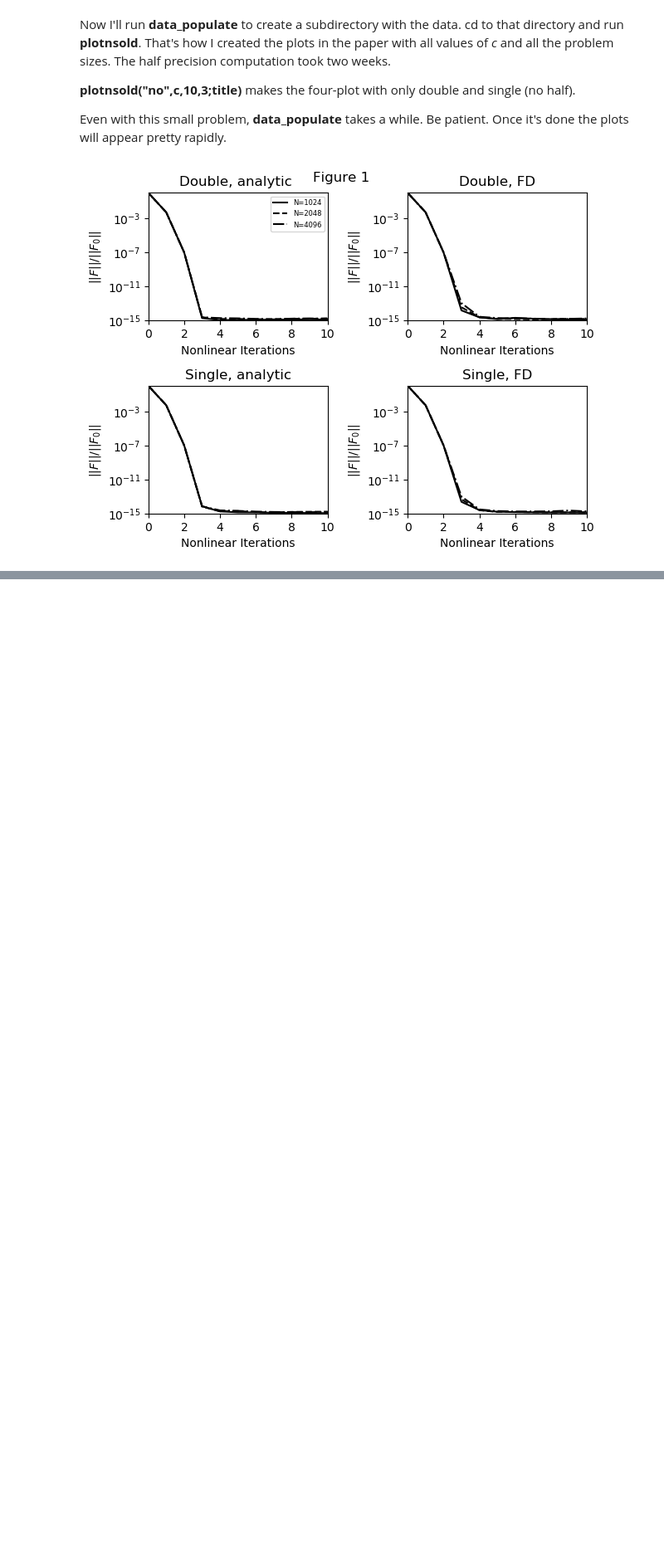
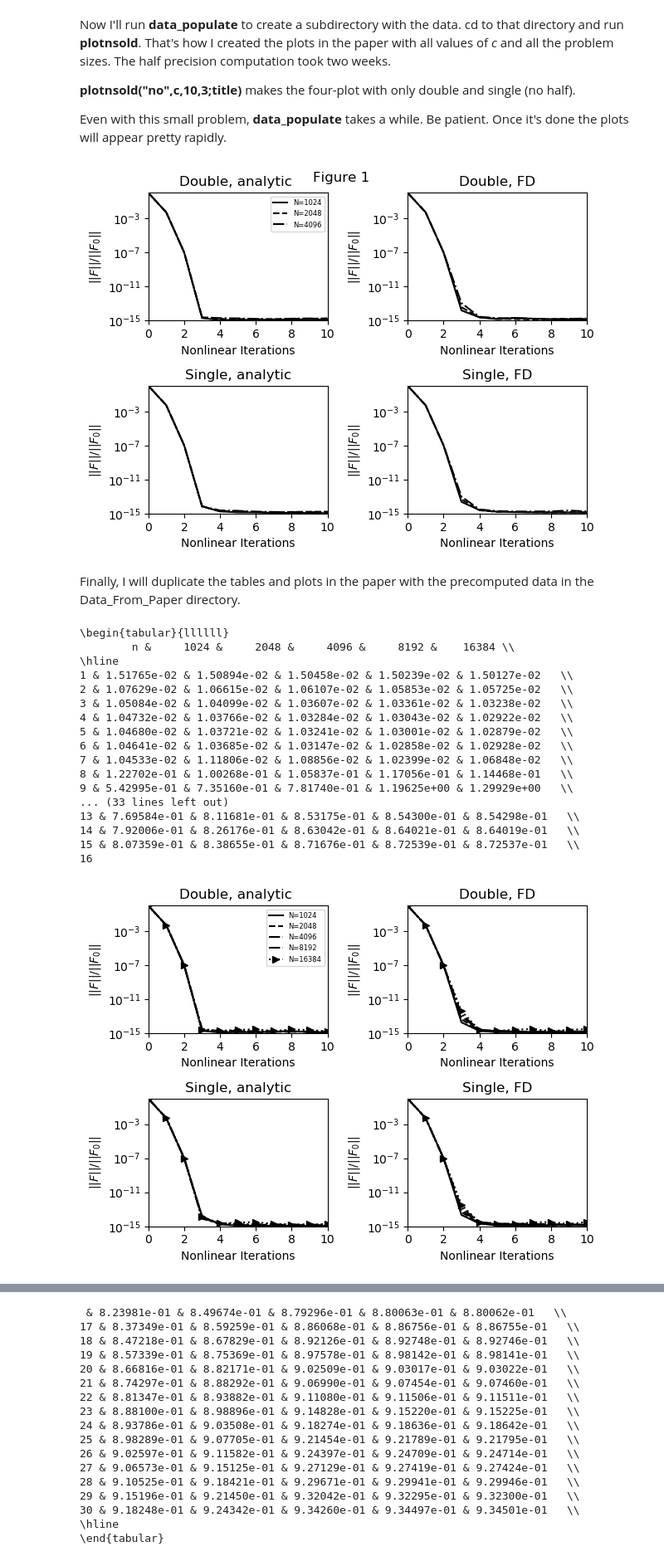
Before and after one commit to ctkelley/MPResults, a Jupyter notebook: MPResults.ipynb, the cells around one changed output, grey strips where cells are left out. Shown at 83% size. Drawn from its saved outputs; the diff is of its cells as text; code cells hidden in the pictures; blank space fills up the shorter version.

```diff
--- a/MPResults.ipynb
+++ b/MPResults.ipynb
@@ -351,3 +354,27 @@ figtitle="Figure 1"
 plotnsold("no",.5,10,3;bigtitle=figtitle)
 # %% [output]
 [figure]
+# %% [markdown]
+Finally, I will duplicate the tables and plots in the paper with the precomputed data in the Data_From_Paper directory.
+# %%
+cd(MPRdir)
+data_harvest("Data_From_Paper/MP_Data_")
+# %% [output]
+\begin{tabular}{llllll}
+        n &     1024 &     2048 &     4096 &     8192 &    16384 \\
+\hline
+1 & 1.51765e-02 & 1.50894e-02 & 1.50458e-02 & 1.50239e-02 & 1.50127e-02   \\
+2 & 1.07629e-02 & 1.06615e-02 & 1.06107e-02 & 1.05853e-02 & 1.05725e-02   \\
+3 & 1.05084e-02 & 1.04099e-02 & 1.03607e-02 & 1.03361e-02 & 1.03238e-02   \\
+4 & 1.04732e-02 & 1.03766e-02 & 1.03284e-02 & 1.03043e-02 & 1.02922e-02   \\
+5 & 1.04680e-02 & 1.03721e-02 & 1.03241e-02 & 1.03001e-02 & 1.02879e-02   \\
+6 & 1.04641e-02 & 1.03685e-02 & 1.03147e-02 & 1.02858e-02 & 1.02928e-02   \\
+7 & 1.04533e-02 & 1.11806e-02 & 1.08856e-02 & 1.02399e-02 & 1.06848e-02   \\
+8 & 1.22702e-01 & 1.00268e-01 & 1.05837e-01 & 1.17056e-01 & 1.14468e-01   \\
+9 & 5.42995e-01 & 7.35160e-01 & 7.81740e-01 & 1.19625e+00 & 1.29929e+00   \\
+... (33 lines left out)
+13 & 7.69584e-01 & 8.11681e-01 & 8.53175e-01 & 8.54300e-01 & 8.54298e-01   \\
+14 & 7.92006e-01 & 8.26176e-01 & 8.63042e-01 & 8.64021e-01 & 8.64019e-01   \\
+15 & 8.07359e-01 & 8.38655e-01 & 8.71676e-01 & 8.72539e-01 & 8.72537e-01   \\
+16
+[figure, added]
@@ -353,0 +386,17 @@ plotnsold("no",.5,10,3;bigtitle=figtitle)
+ & 8.23981e-01 & 8.49674e-01 & 8.79296e-01 & 8.80063e-01 & 8.80062e-01   \\
+17 & 8.37349e-01 & 8.59259e-01 & 8.86068e-01 & 8.86756e-01 & 8.86755e-01   \\
+18 & 8.47218e-01 & 8.67829e-01 & 8.92126e-01 & 8.92748e-01 & 8.92746e-01   \\
+19 & 8.57339e-01 & 8.75369e-01 & 8.97578e-01 & 8.98142e-01 & 8.98141e-01   \\
+20 & 8.66816e-01 & 8.82171e-01 & 9.02509e-01 & 9.03017e-01 & 9.03022e-01   \\
+21 & 8.74297e-01 & 8.88292e-01 & 9.06990e-01 & 9.07454e-01 & 9.07460e-01   \\
+22 & 8.81347e-01 & 8.93882e-01 & 9.11080e-01 & 9.11506e-01 & 9.11511e-01   \\
+23 & 8.88100e-01 & 8.98896e-01 & 9.14828e-01 & 9.15220e-01 & 9.15225e-01   \\
+24 & 8.93786e-01 & 9.03508e-01 & 9.18274e-01 & 9.18636e-01 & 9.18642e-01   \\
+25 & 8.98289e-01 & 9.07705e-01 & 9.21454e-01 & 9.21789e-01 & 9.21795e-01   \\
+26 & 9.02597e-01 & 9.11582e-01 & 9.24397e-01 & 9.24709e-01 & 9.24714e-01   \\
+27 & 9.06573e-01 & 9.15125e-01 & 9.27129e-01 & 9.27419e-01 & 9.27424e-01   \\
+28 & 9.10525e-01 & 9.18421e-01 & 9.29671e-01 & 9.29941e-01 & 9.29946e-01   \\
+29 & 9.15196e-01 & 9.21450e-01 & 9.32042e-01 & 9.32295e-01 & 9.32300e-01   \\
+30 & 9.18248e-01 & 9.24342e-01 & 9.34260e-01 & 9.34497e-01 & 9.34501e-01   \\
+\hline
+\end{tabular}
```
Also changed, not shown: parts of 5 cells of this notebook.
